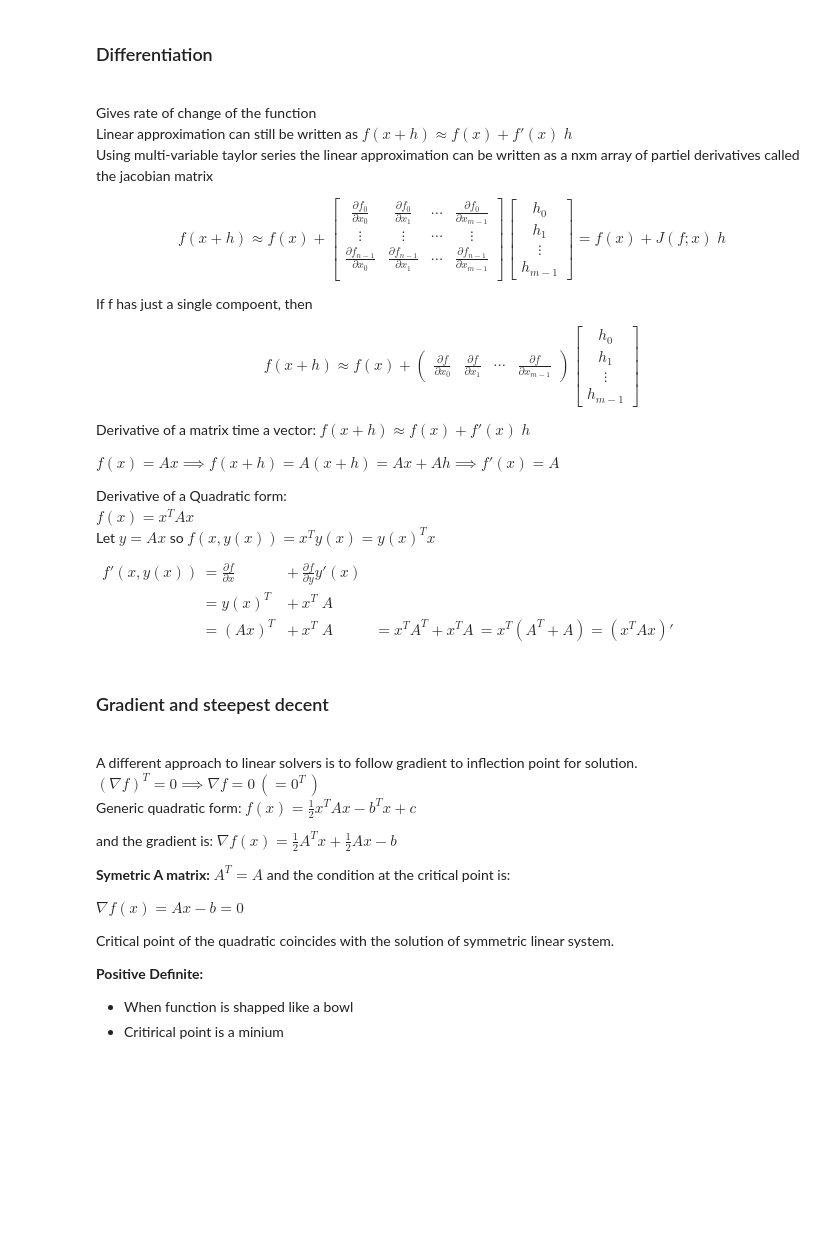
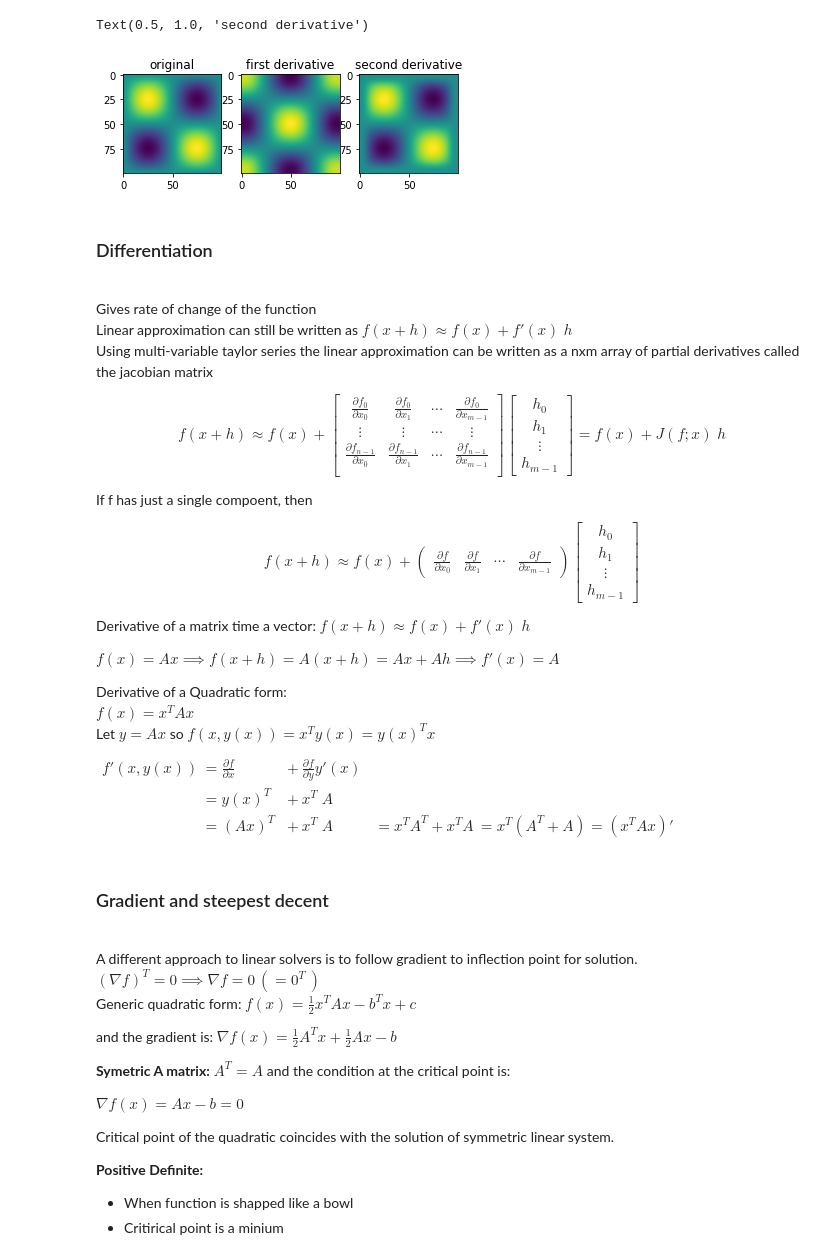
Before and after one commit to CuriousBias/notes, a Jupyter notebook: Differentiation.ipynb, the cells around one changed output. Saved outputs shown, nothing was run; the diff lists cells and outputs as text; code cells hidden in the pictures; blank space fills up the shorter version.

```diff
--- a/Differentiation.ipynb
+++ b/Differentiation.ipynb
@@ -1,8 +92,34 @@
+# %%
+from scipy import ndimage
+
+x = np.linspace(0,2*np.pi,100)
+sine = np.sin(x)
+
+im = sine * sine[...,None]
+d1 = ndimage.gaussian_filter(im, sigma=5, order=1, mode='wrap')
+d2 = ndimage.gaussian_filter(im, sigma=5, order=2, mode='wrap')
+
+plt.figure()
+
+plt.subplot(131)
+plt.imshow(im)
+plt.title('original')
+
+plt.subplot(132)
+plt.imshow(d1)
+plt.title('first derivative')
+
+plt.subplot(133)
+plt.imshow(d2)
+plt.title('second derivative')
+# %% [output]
+Text(0.5, 1.0, 'second derivative')
+[figure, added]
 # %% [markdown]
 ### Differentiation
 <br> Gives rate of change of the function
 <br> Linear approximation can still be written as $f(x+h) \approx f(x) + f'(x) \; h$
-<br> Using multi-variable taylor series the linear approximation can be written as a nxm array of partiel derivatives called the jacobian matrix
+<br> Using multi-variable taylor series the linear approximation can be written as a nxm array of partial derivatives called the jacobian matrix
 
 $$
 f(x+h) \approx f(x) +
```
Also changed, not shown: parts of 10 cells of this notebook, 2 other files.
